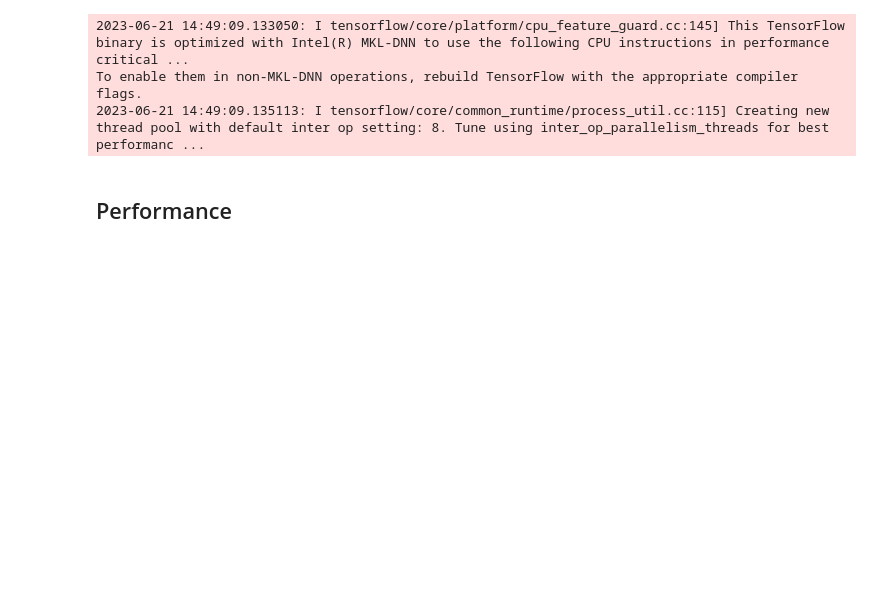
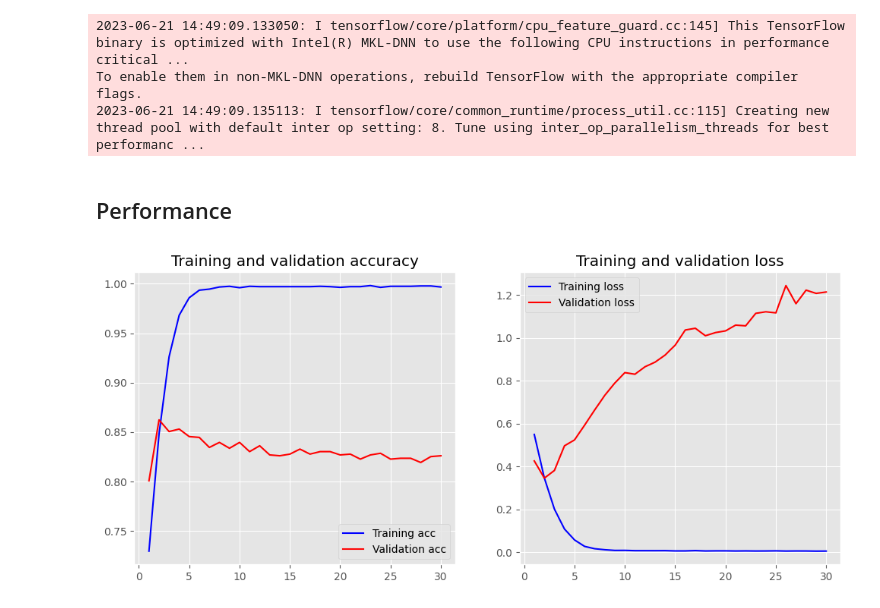
Before and after one commit to Mouni0816/OnlineInsultDetection, a Jupyter notebook: Notebooks/3_CNN/3_2_1_Model_CNN.ipynb, the cells around one changed output. Drawn from its saved outputs; the diff is of its cells as text; code cells hidden in the pictures; blank space fills up the shorter version.

Commit message:
plot_f1_score CNN

```diff
--- a/Notebooks/3_CNN/3_2_1_Model_CNN.ipynb
+++ b/Notebooks/3_CNN/3_2_1_Model_CNN.ipynb
@@ -92,29 +92,10 @@ history = model.fit(X_train, y_train,
                     batch_size=10)
 # %% [markdown]
 ## Performance
-# %%
-plt.style.use('ggplot')
-
-def plot_history(history):
-    acc = history.history['accuracy']
-    val_acc = history.history['val_accuracy']
-    loss = history.history['loss']
-    val_loss = history.history['val_loss']
-    x = range(1, len(acc) + 1)
-
-    plt.figure(figsize=(12, 5))
-    plt.subplot(1, 2, 1)
-    plt.plot(x, acc, 'b', label='Training acc')
-    plt.plot(x, val_acc, 'r', label='Validation acc')
-    plt.title('Training and validation accuracy')
-    plt.legend()
-    plt.subplot(1, 2, 2)
-    plt.plot(x, loss, 'b', label='Training loss')
-    plt.plot(x, val_loss, 'r', label='Validation loss')
-    plt.title('Training and validation loss')
-    plt.legend()
 # %%
-plot_history(history)
+plot_score_model(history)
+# %% [output]
+[figure, added]
 # %%
 y_predict_test = model.predict(X_test)
 y_predict_test2 = [round(item) for sublist in y_predict_test.tolist() for item in sublist]
```
Also changed, not shown: parts of 6 cells of this notebook, 15 other files.
